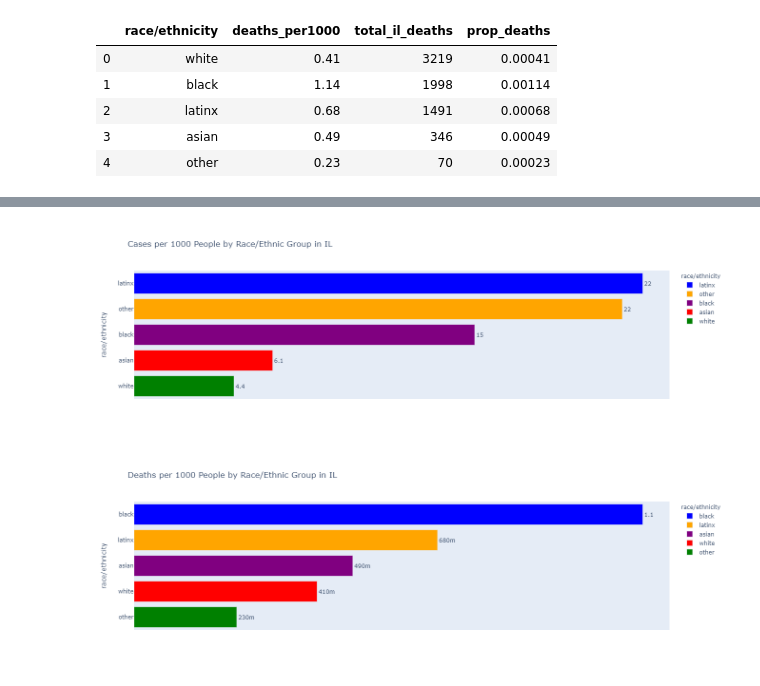
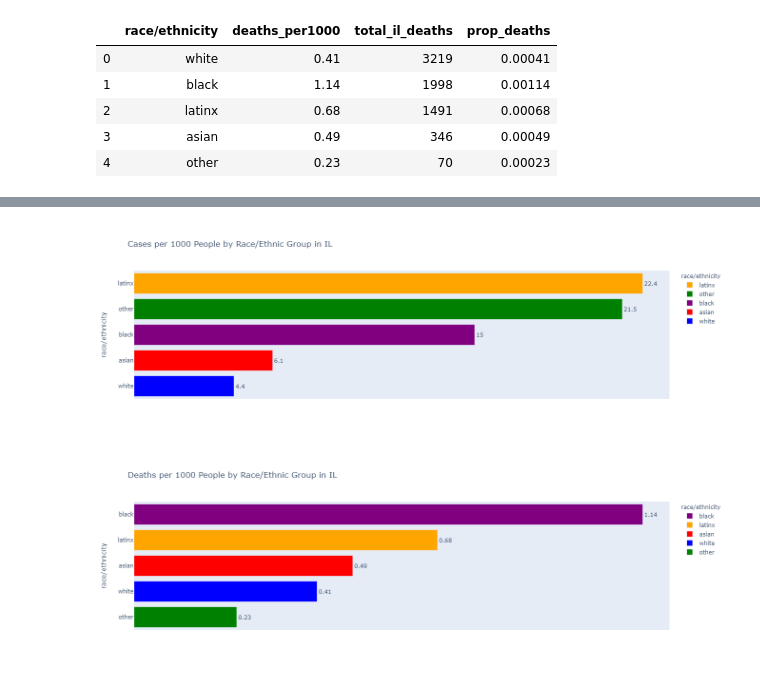
Before and after one commit to brankopoledic/covid-demo, a Jupyter notebook: zac files/il_covid_analysis.ipynb, the cells around one changed output, grey strips where cells are left out. Saved outputs shown, nothing was run; the diff lists cells and outputs as text; code cells hidden in the pictures.

Commit message:
updated graph colors

```diff
--- a/zac files/il_covid_analysis.ipynb
+++ b/zac files/il_covid_analysis.ipynb
@@ -2,7 +2,7 @@
 import pandas as pd
 import numpy as np
 
-covid_il = pd.read_csv("zac files/csv_files/il_covid_data.csv")
+covid_il = pd.read_csv("../zac files/csv_files/il_covid_data.csv")
 covid_il.head(28)
 # %% [output]
 |  | Date | State | Cases_Total | Cases_White | Cases_Black | Cases_LatinX | Cases_Asian | Cases_AIAN | ... |
@@ -236,7 +236,7 @@ deaths_df.set_index("race/ethnicity")
 # %%
 # import il census data on race
 
-il_race_count = pd.read_csv('zac files/csv_files/il_race_count.csv')
+il_race_count = pd.read_csv('../zac files/csv_files/il_race_count.csv')
 il_race_count.head(10)
 # %% [output]
 |  | race/ethnicity | il_population_2018 |
@@ -342,18 +352,19 @@ fig.show()
 # %%
 # graph for il cases per 1000
 
 il_cases_per1000 = deaths_cases[['race/ethnicity','cases_per1000']]
 il_cases_per1000_sort = il_cases_per1000.sort_values(by='cases_per1000', ascending = False)
+il_cases_per1000_sort = il_cases_per1000_sort.round(2)
 
 import plotly.express as px
-fig = px.bar(il_cases_per1000_sort, x='cases_per1000', y='race/ethnicity', color='race/ethnicity', orientation='h',color_discrete_sequence=["blue", "orange", "purple", "red", "green"],
+fig = px.bar(il_cases_per1000_sort, x='cases_per1000', y='race/ethnicity', color='race/ethnicity', orientation='h',color_discrete_sequence=["orange", "green", "purple", "red", "blue"],
              title="Cases per 1000 People by Race/Ethnic Group in IL", text = il_cases_per1000_sort["cases_per1000"])
 fig.update_layout(xaxis={'visible': False})
-fig.update_traces(texttemplate='%{text:.2s}',textposition='outside')
-fig.write_image("zac files/output_files/il_cases_per1000_bar.png")
+fig.update_traces(textposition='outside')
+fig.write_image("../zac files/output_files/il_cases_per1000_bar.png")
 fig.show()
 # %% [output]
-[figure, old version]
+[figure, new version]
 # %%
 # graph for il deaths per 1000
 
@@ -361,11 +372,11 @@ il_deaths_per1000=deaths_cases[['race/ethnicity','deaths_per1000']]
 il_deaths_per1000_sort = il_deaths_per1000.sort_values(by='deaths_per1000', ascending = False)
 
 import plotly.express as px
-fig = px.bar(il_deaths_per1000_sort, x='deaths_per1000', y='race/ethnicity', color='race/ethnicity', orientation='h',color_discrete_sequence=["blue", "orange", "purple", "red", "green"],
+fig = px.bar(il_deaths_per1000_sort, x='deaths_per1000', y='race/ethnicity', color='race/ethnicity', orientation='h',color_discrete_sequence=["purple", "orange", "red", "blue", "green"],
              title="Deaths per 1000 People by Race/Ethnic Group in IL", text = il_deaths_per1000_sort["deaths_per1000"])
 fig.update_layout(xaxis={'visible': False})
-fig.update_traces(texttemplate='%{text:.2s}',textposition='outside')
-fig.write_image("zac files/output_files/il_deaths_per1000_bar.png")
+fig.update_traces(textposition='outside')
+fig.write_image("../zac files/output_files/il_deaths_per1000_bar.png")
 fig.show()
 # %% [output]
-[figure, old version]
+[figure, new version]
```
Also changed, not shown: parts of 2 cells of this notebook, 2 other files.
